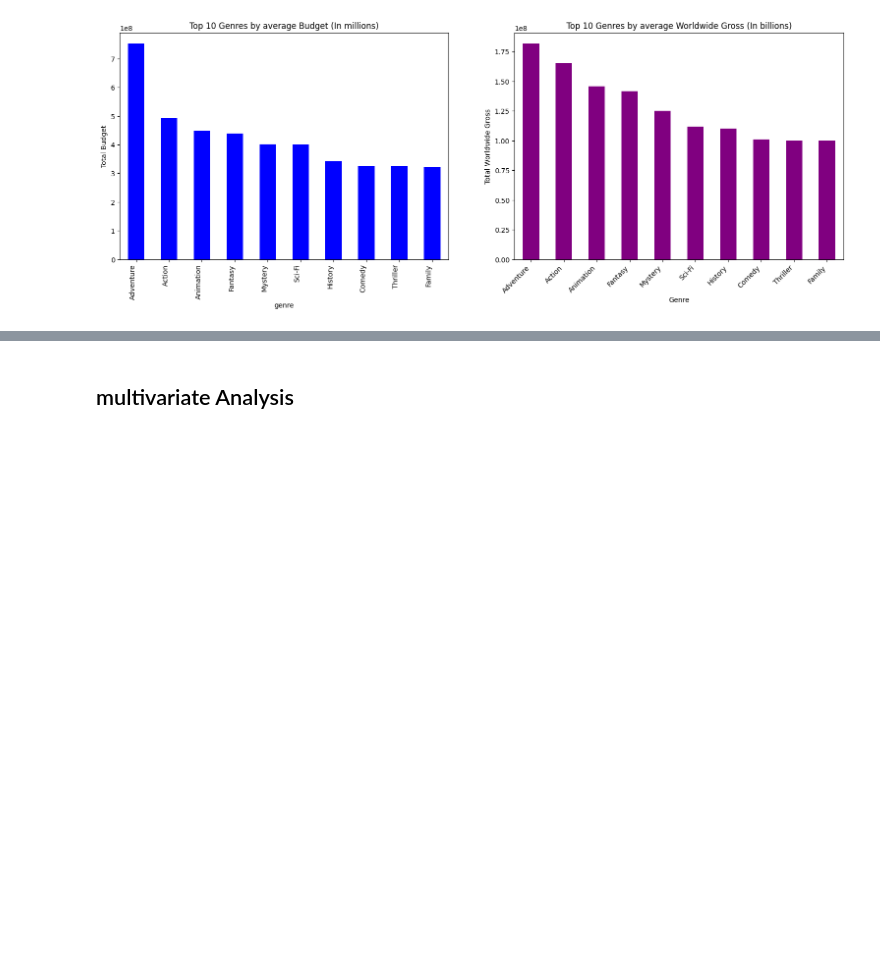
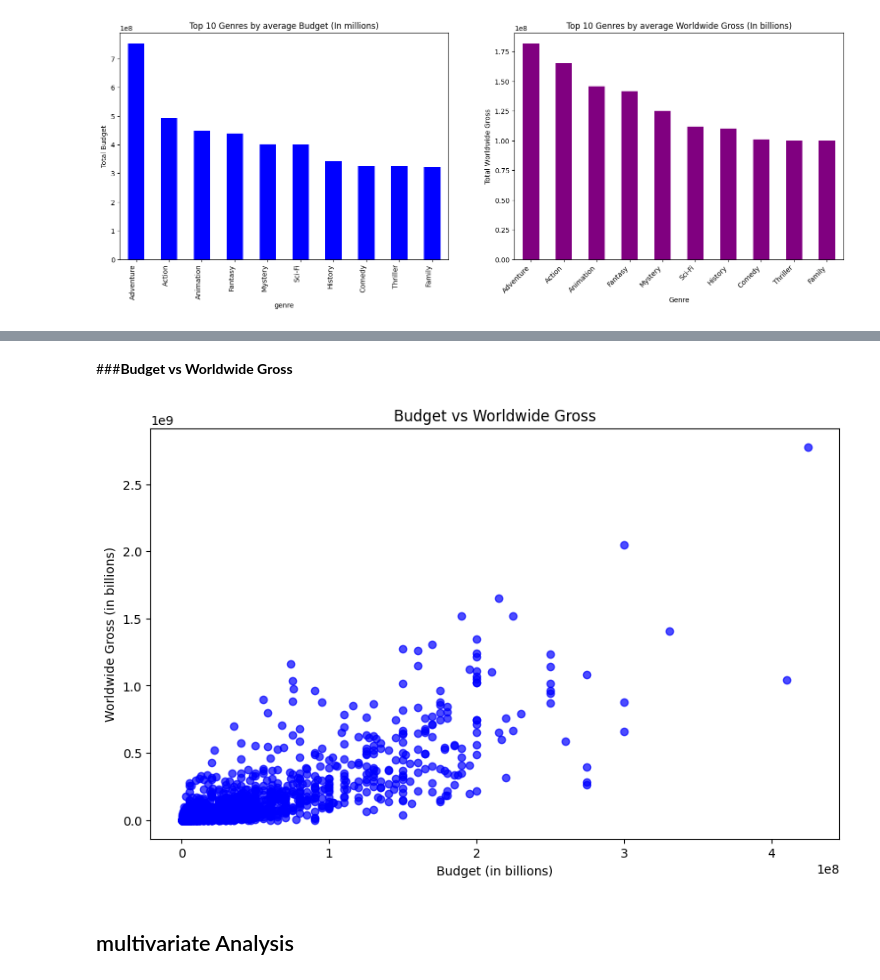
Before and after one commit to Churabros/Moringa_phase2_project, a Jupyter notebook: Phase_2_Project.ipynb, the cells around one changed output, grey strips where cells are left out. Drawn from its saved outputs; the diff is of its cells as text; code cells hidden in the pictures; blank space fills up the shorter version.

```diff
--- a/Phase_2_Project.ipynb
+++ b/Phase_2_Project.ipynb
@@ -623,3 +669,16 @@ ax2.set_xticklabels(runtime_worldwide_gross.head(10).index, rotation=45, ha='rig
+# %% [markdown]
+###**Budget vs Worldwide Gross**
+# %%
+
+plt.figure(figsize=(10, 6))
+plt.scatter(merged_df['budget'], merged_df['worldwide_gross'], color='blue', alpha=0.7)
+plt.title('Budget vs Worldwide Gross')
+plt.xlabel('Budget (in billions)')
+plt.ylabel('Worldwide Gross (in billions)')
+
+plt.show()
+# %% [output]
+[figure, added]
 # %% [markdown]
 ## multivariate Analysis
 # %%
```
Also changed, not shown: parts of 24 cells of this notebook.
